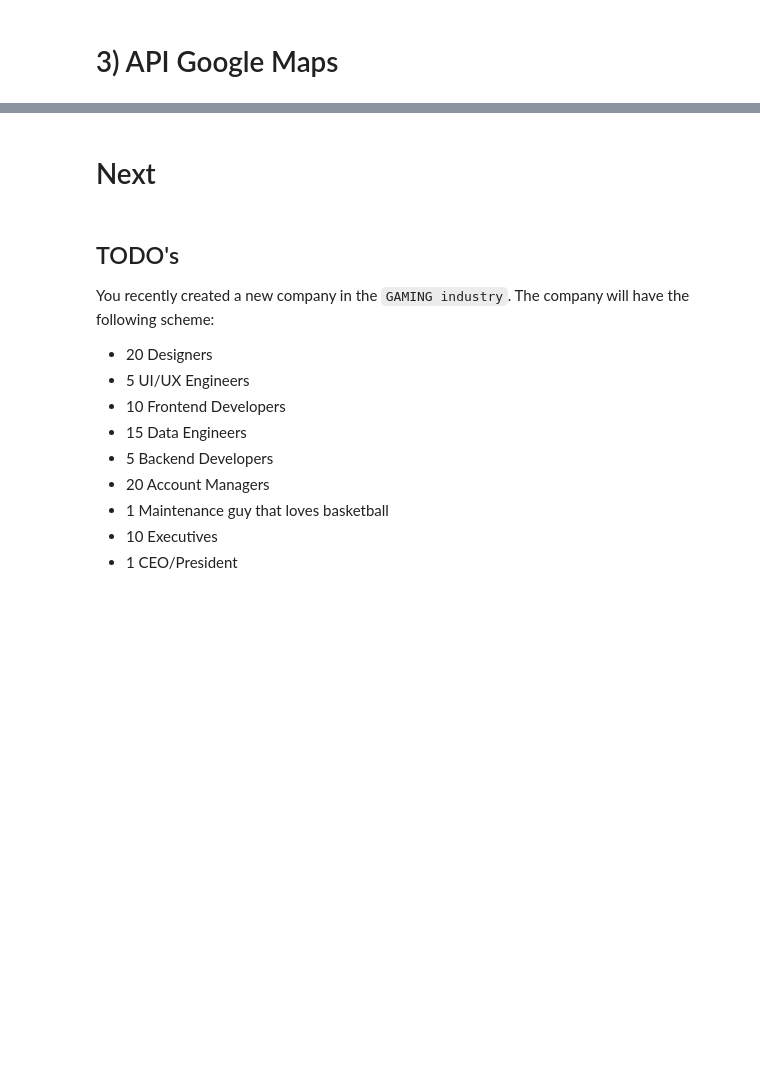
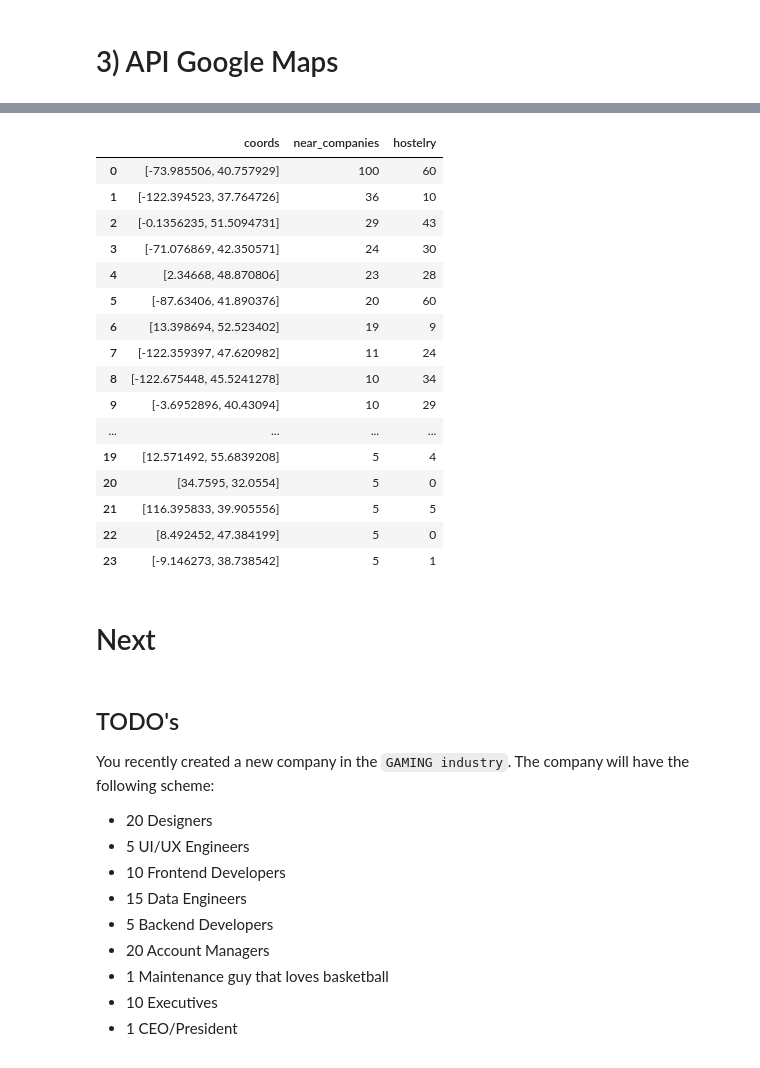
Before and after one commit to begoechavarren/company-location-finder, a Jupyter notebook: Pymongo jupyter.ipynb, the cells around one changed output, grey strips where cells are left out. Cells and saved outputs as stored; diff of their text form; code cells hidden in the pictures; blank space fills up the shorter version.

```diff
--- a/Pymongo jupyter.ipynb
+++ b/Pymongo jupyter.ipynb
@@ -275,0 +281,15 @@ df_coordenates
+# %%
+import numpy as np
+
+def df_creator(document, lst_coord):
+    lst_near = []
+    for x in lst_coord:
+        lst_near.append([x, len(getCompaniesNear(document, x[1],x[0]))])
+    lst_near.sort(key = lambda x: x[1], reverse = True)
+    q = np.quantile([x[1] for x in lst_near], .93)
+    df_list = [x for x in lst_near if x[1] >= q]
+    df = pd.DataFrame(df_list, columns = ["coords", "near_companies"])
+    return df
+# %%
+my_df = df_creator(selected, coord_list)
+my_df
@@ -297,10 +335,3 @@ def countGoogledata(place, radius, coord, key):
 #https://developers.google.com/places/web-service/get-api-key
 #https://console.cloud.google.com/billing/0163C0-E6306C-B76C83?project=project-ironhack-pymongo
 #https://developers.google.com/calendar/v3/pagination
-# %%
-list_count_places = []
-
-for x in df_coordenates['coord']:
-    list_count_places.append(countGoogledata("starbucks", 1500, x, bego_key))
-
-list_count_places
@@ -308,0 +338,8 @@ KeyboardInterrupt:
+# %%
+list_count_places = []
+
+def create_hostelry(place, radius, coord, key):
+    count = countGoogledata(place, radius, coord, key)
+    return count
+
+my_df['hostelry'] =  my_df.apply(lambda x: create_hostelry("starbucks", 1500, x["coords"], bego_key), axis = 1)
@@ -309,3 +364,23 @@ KeyboardInterrupt:
+# %%
+my_df
+# %% [output]
+|  | coords | near_companies | hostelry |
+| 0 | [-73.985506, 40.757929] | 100 | 60 |
+| 1 | [-122.394523, 37.764726] | 36 | 10 |
+| 2 | [-0.1356235, 51.5094731] | 29 | 43 |
+| 3 | [-71.076869, 42.350571] | 24 | 30 |
+| 4 | [2.34668, 48.870806] | 23 | 28 |
+| 5 | [-87.63406, 41.890376] | 20 | 60 |
+| 6 | [13.398694, 52.523402] | 19 | 9 |
+| 7 | [-122.359397, 47.620982] | 11 | 24 |
+| 8 | [-122.675448, 45.5241278] | 10 | 34 |
+| 9 | [-3.6952896, 40.43094] | 10 | 29 |
+| ... | ... | ... | ... |
+| 19 | [12.571492, 55.6839208] | 5 | 4 |
+| 20 | [34.7595, 32.0554] | 5 | 0 |
+| 21 | [116.395833, 39.905556] | 5 | 5 |
+| 22 | [8.492452, 47.384199] | 5 | 0 |
+| 23 | [-9.146273, 38.738542] | 5 | 1 |
 # %% [markdown]
 # Next
 # %%
```
Also changed, not shown: parts of 22 cells of this notebook.
